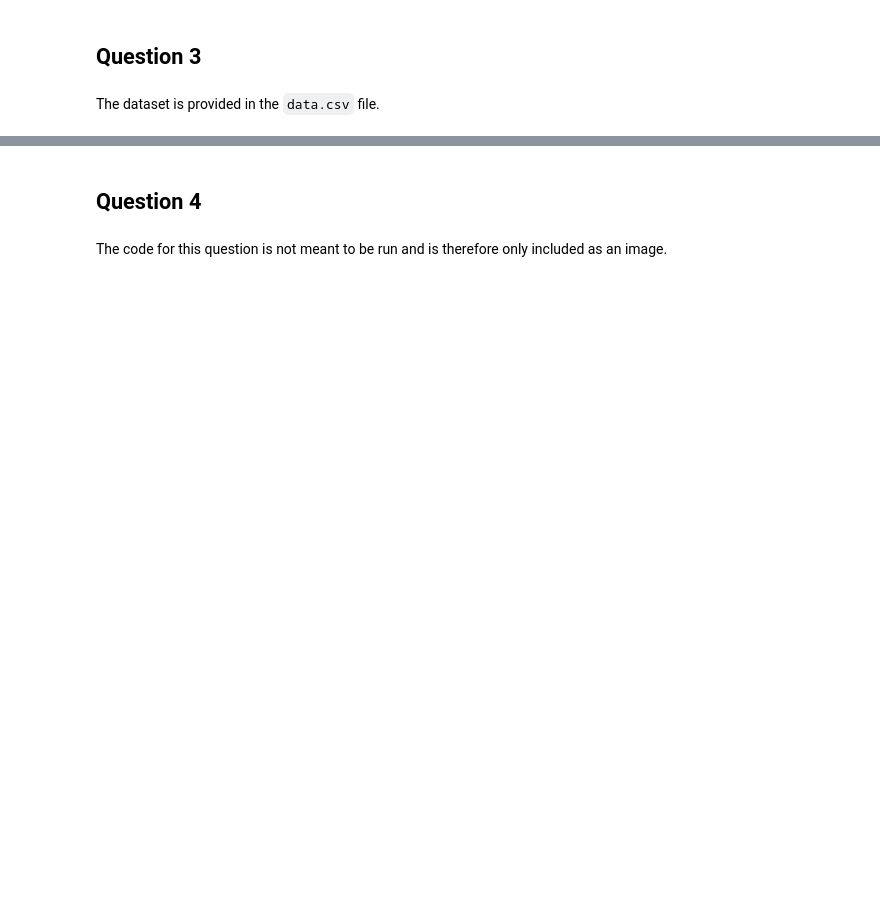
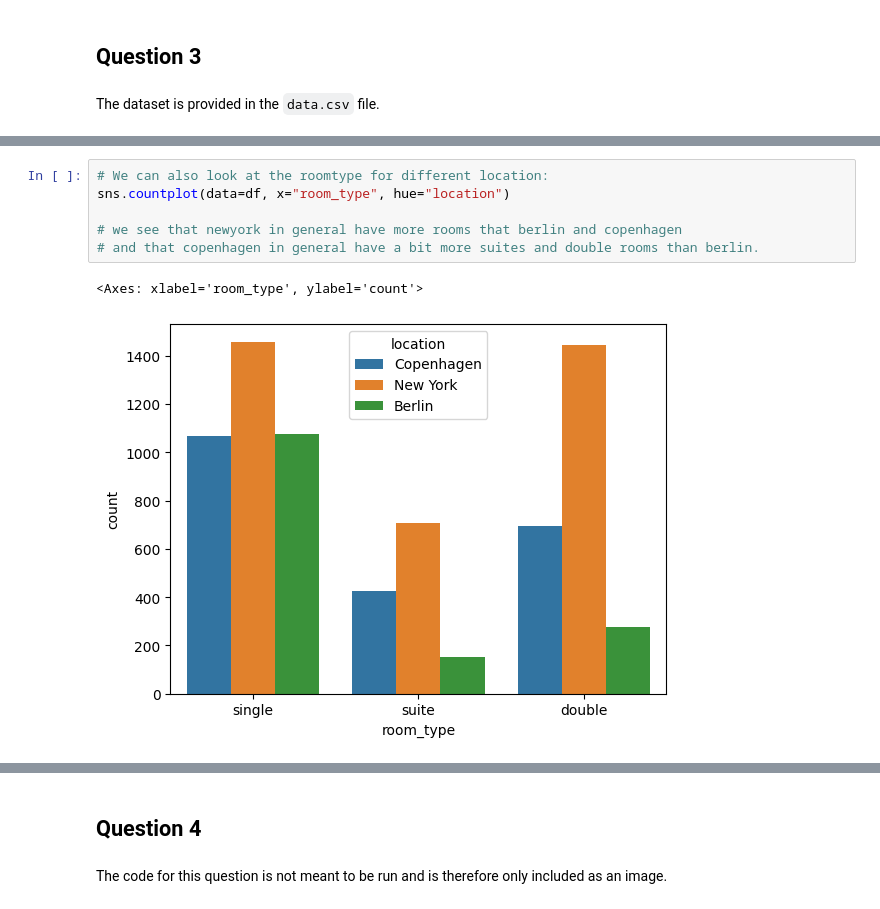
Before and after one commit to Madsjanssen/Exam, a Jupyter notebook: exam2024.ipynb, the cells around one changed output, grey strips where cells are left out. Saved outputs shown, nothing was run; the diff lists cells and outputs as text; blank space fills up the shorter version.

```diff
--- a/exam2024.ipynb
+++ b/exam2024.ipynb
@@ -12,0 +235,9 @@ The dataset is provided in the `data.csv` file.
+# %%
+# We can also look at the roomtype for different location:
+sns.countplot(data=df, x="room_type", hue="location")
+
+# we see that newyork in general have more rooms that berlin and copenhagen
+# and that copenhagen in general have a bit more suites and double rooms than berlin.
+# %% [output]
+<Axes: xlabel='room_type', ylabel='count'>
+[figure, added]
```
Also changed, not shown: parts of 15 cells of this notebook.
